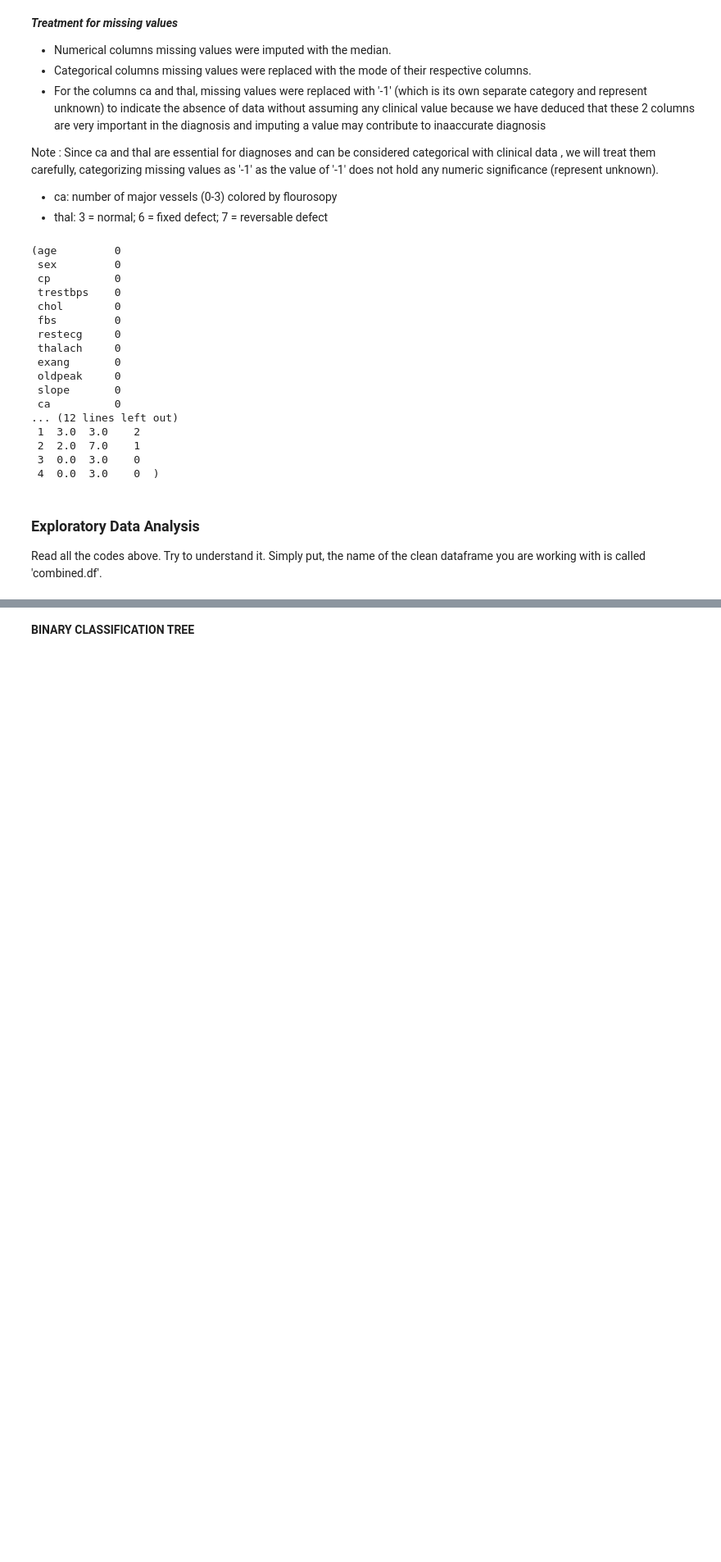
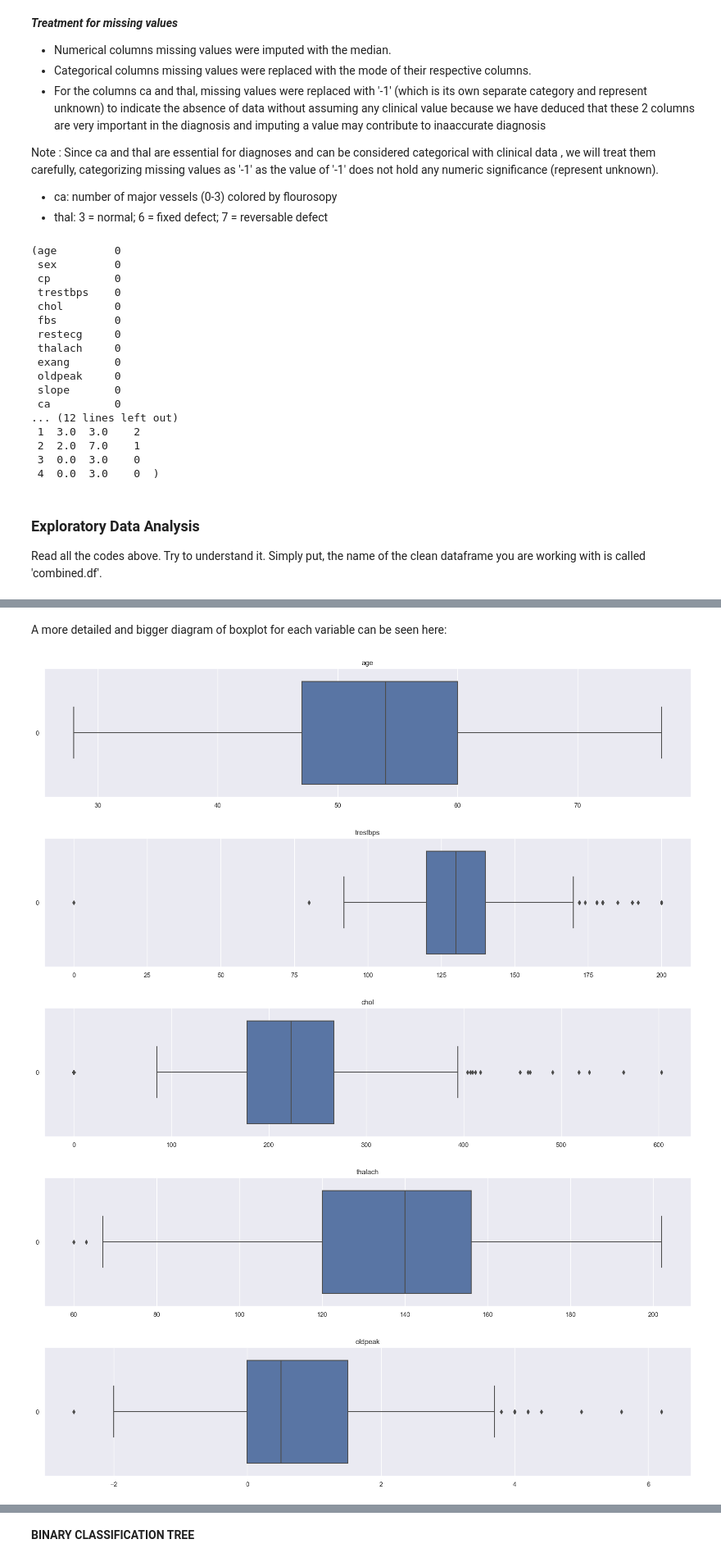
Before and after one commit to owennigel1/Machine-Learning-Based-Heart-Disease-Diagnosis, a Jupyter notebook: notebook.ipynb, the cells around one changed output, grey strips where cells are left out. Shown at 82% size. Saved outputs shown, nothing was run; the diff lists cells and outputs as text; code cells hidden in the pictures; blank space fills up the shorter version.

```diff
--- a/notebook.ipynb
+++ b/notebook.ipynb
@@ -226,0 +285,13 @@ combined_df.shape
+# %% [markdown]
+A more detailed and bigger diagram of boxplot for each variable can be seen here:
+# %%
+for column in numeric_df:
+    f = plt.figure(figsize=(20, 4))
+    sb.boxplot(data = numeric_df[column], orient = "h")
+    plt.title(column)
+# %% [output]
+[figure, added]
+[figure, added]
+[figure, added]
+[figure, added]
+[figure, added]
```
Also changed, not shown: parts of 13 cells of this notebook.
